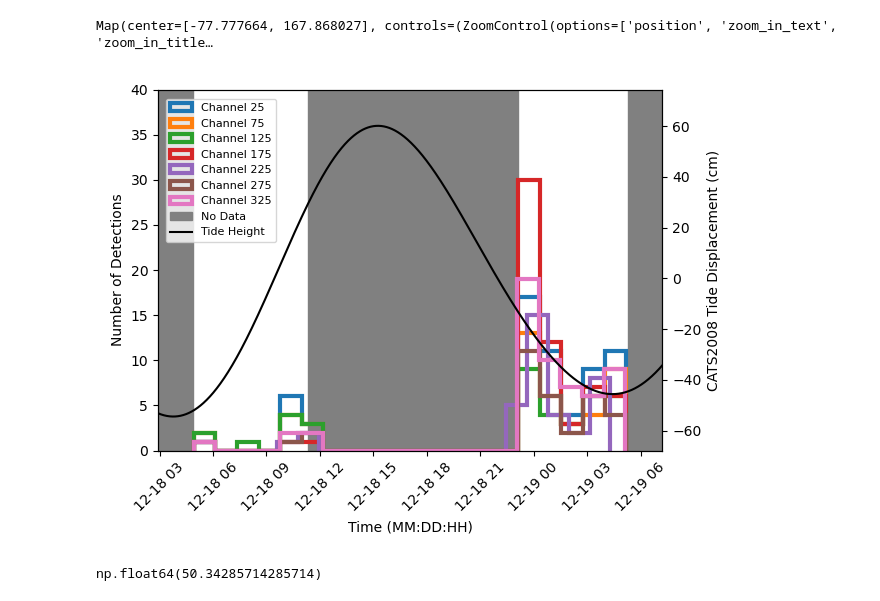
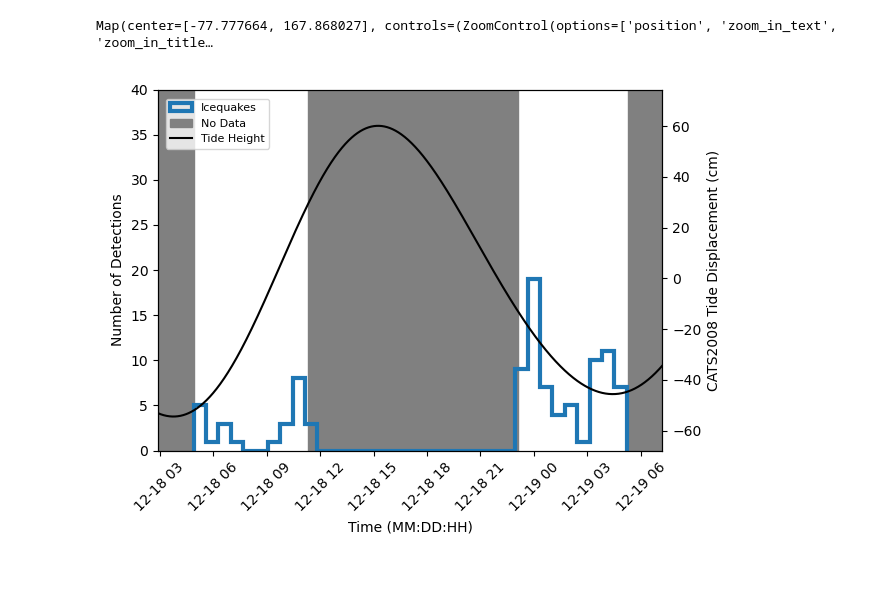
Before and after one commit to johnmorganmanos/eastwind_v2, a Jupyter notebook: fig3.ipynb, the cells around one changed output. Drawn from its saved outputs; the diff is of its cells as text; code cells hidden in the pictures.

```diff
--- a/fig3.ipynb
+++ b/fig3.ipynb
@@ -265,9 +265,11 @@ from quakemigrate.signal.pickers import GaussianPicker
 WARNING:pint.util:Redefining 'strain' (<class 'pint.delegates.txt_defparser.plain.UnitDefinition'>)
 WARNING:pint.util:Redefining 'ϵ' (<class 'pint.delegates.txt_defparser.plain.UnitDefinition'>)
 # %%
-with open('auto_picked_events_all_5thChannel.pkl', 'rb') as file:
+with open('auto_picked_events/auto_picked_events.pkl', 'rb') as file:
     picks = pkl.load(file)
-
-picks = picks[:int(len(picks))] # We skipped every 5th channel
+# %%
+event_times = []
+for i in list(picks.values()):
+    event_times.append(datetime.datetime.fromtimestamp(np.mean(i[1]), tz=datetime.timezone.utc))
 # %%
 
@@ -302,7 +302,7 @@ model_list = sorted(pyTMD.io.model.ocean_elevation())
 # display widgets for setting directory and model
 TMDwidgets = pyTMD.tools.widgets()
 TMDwidgets.model.options = model_list
-TMDwidgets.model.value = 'GOT4.10_nc'
+TMDwidgets.model.value = 'CATS2008'
 TMDwidgets.VBox([
     TMDwidgets.directory,
     TMDwidgets.model,
@@ -489,52 +489,45 @@ data_start3 = datetime.datetime(year=2024,
                                 hour=5,
                                 minute=16)
 # %%
-flat_list = [
-    x
-    for xs in all_trigs_flat_no_duplicates
-    for x in xs
-]
+
 
 
 fig,ax= plt.subplots()
-chans_of_interest = np.arange(5,len(all_trigs_flat_no_duplicates),10)
 
-for i in chans_of_interest:
-
-    ax.hist(all_trigs_flat_no_duplicates[i], bins = 20, histtype='step',
-            label='Channel '+str(i*5),
+ax.hist(event_times, bins = 35, histtype='step',
+            label='Icequakes',
             linewidth=3)
 
 
 ax2 = ax.twinx()
 ln2 = ax2.plot(dates_of_tides, TIDE.data, '-k', label='Tide Height')
 
 
 
 
 
 ax.fill_betweenx([0,40],data_end0,data_start1, label='No Data', color='gray')
 ax.fill_betweenx([0,40],data_end1,data_start2, color='gray')
 ax.fill_betweenx([0,40],data_end2,data_start3, color='gray')
 
 fig.legend(loc='upper left', bbox_to_anchor=(0.1, 0.45, 0.5, 0.5), fontsize=8)
 
 ax.set_ylim([0,40])
-ax.set_xlim([np.array(flat_list).min() - timedelta(hours=2),
-             np.array(flat_list).max() + timedelta(hours=2)])
+ax.set_xlim([np.array(event_times).min() - timedelta(hours=2),
+             np.array(event_times).max() + timedelta(hours=2)])
 
 plt.xticks(rotation=45)
 
 labels = ax2.get_xticklabels()
 ticks = ax2.get_xticks()
 ax.set_xticks(ticks, labels, rotation=45)
 
 ax.set_ylabel('Number of Detections')
 ax2.set_ylabel('CATS2008 Tide Displacement (cm)')
 ax.set_xlabel('Time (MM:DD:HH)')
 
 plt.tight_layout()
 
 # plt.savefig('Figures/fig3_eastwind.png', dpi=300, transparent=False)
 # %% [output]
-[figure, old version]
+[figure, new version]
@@ -545,4 +533,0 @@ for i in all_trigs_flat_no_duplicates:
-# %%
-np.average(num_events)
-# %% [output]
-np.float64(50.34285714285714)
```
Also changed, not shown: parts of 3 cells of this notebook, 14 other files.
